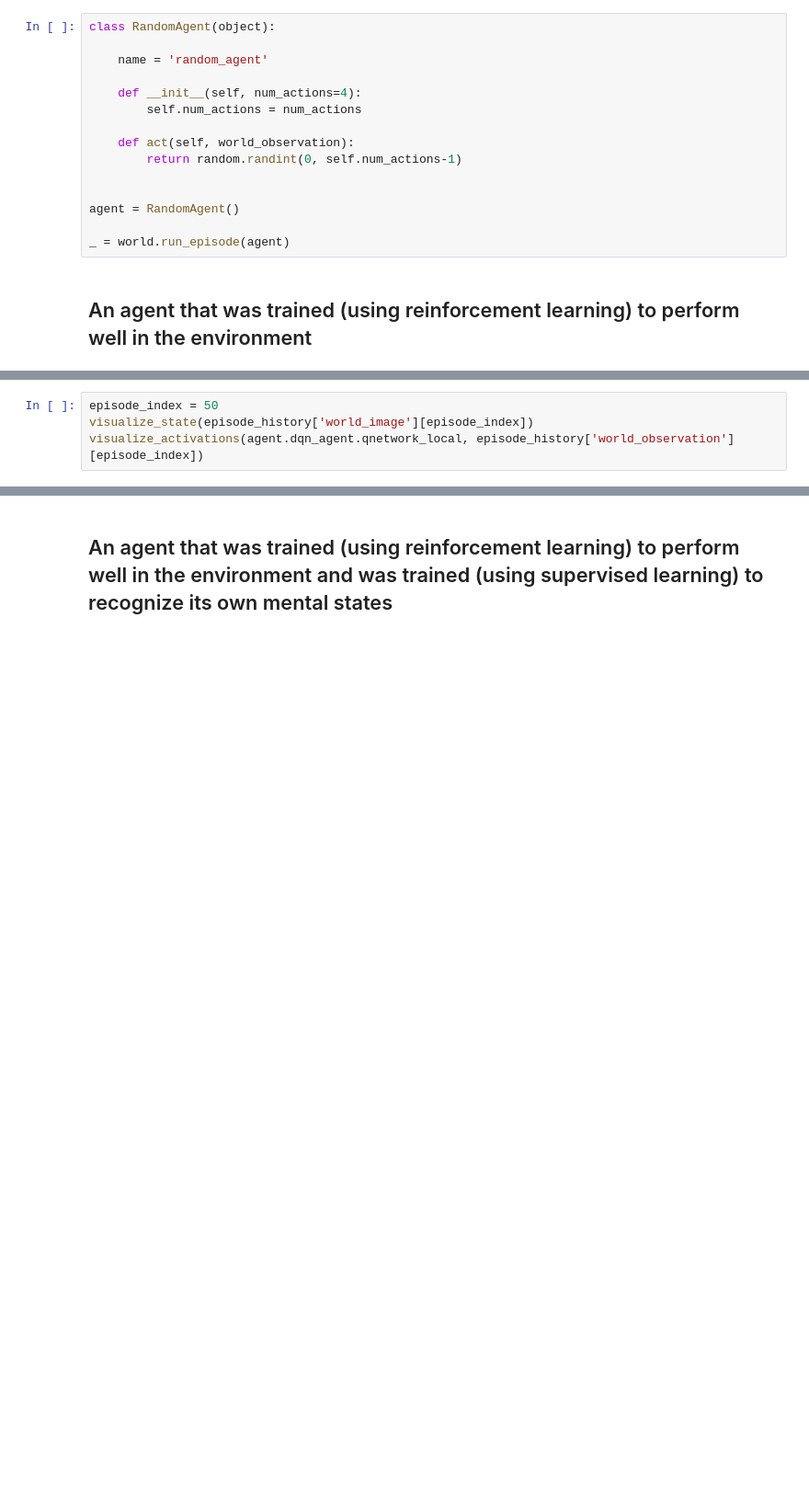
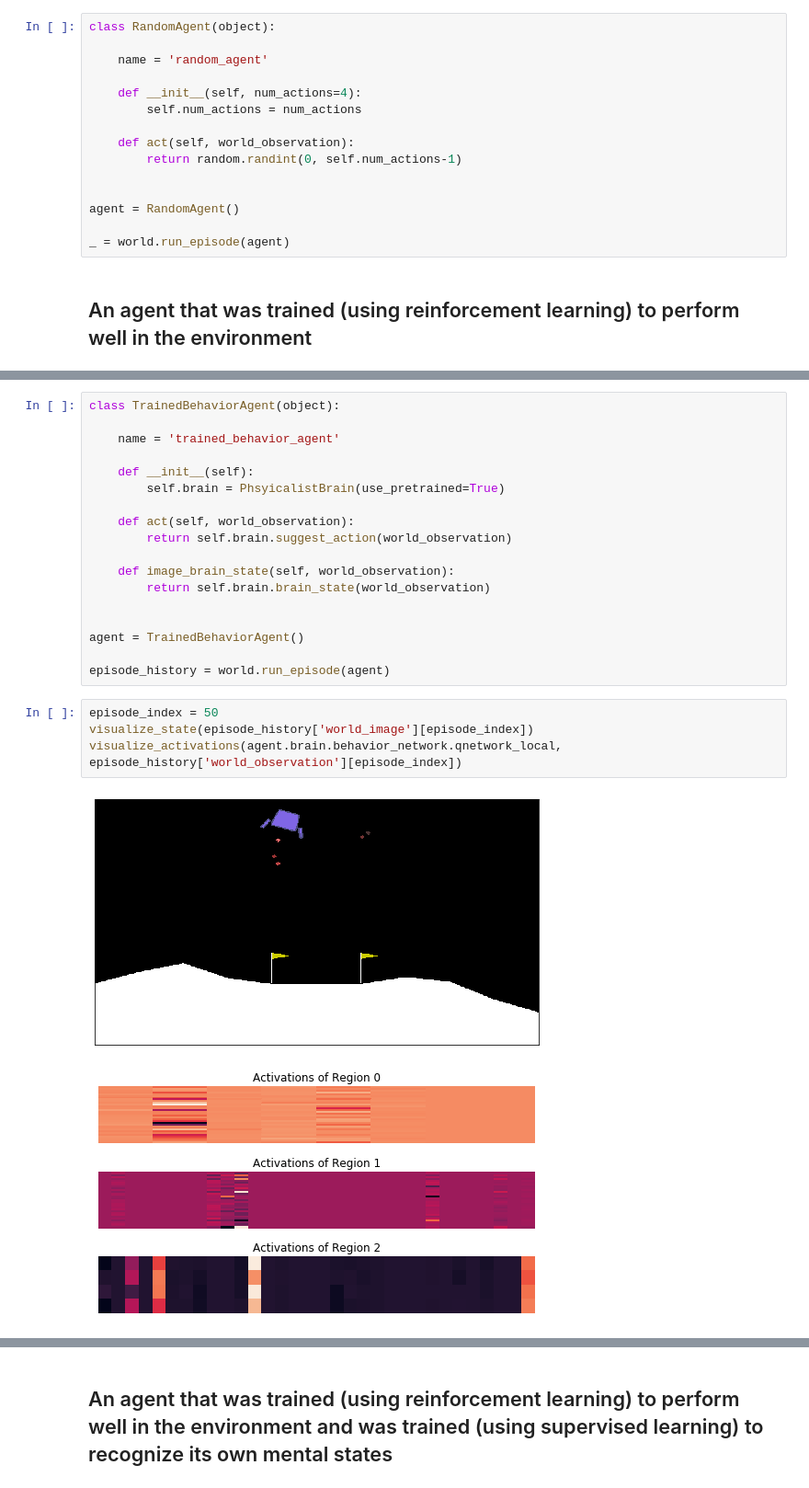
Before and after one commit to Josh-Joseph/tsc-2019, a Jupyter notebook: notebooks/TSC Sandbox v2.ipynb, the cells around one changed output, grey strips where cells are left out. Shown: that part at 92% size. Saved outputs shown, nothing was run; the diff lists cells and outputs as text; blank space fills up the shorter version.

```diff
--- a/notebooks/TSC Sandbox v2.ipynb
+++ b/notebooks/TSC Sandbox v2.ipynb
@@ -148,7 +139,28 @@ visualize_weights(agent.dqn_agent.qnetwork_local)
+# %%
+class TrainedBehaviorAgent(object):
+
+    name = 'trained_behavior_agent'
+
+    def __init__(self):
+        self.brain = PhsyicalistBrain(use_pretrained=True)
+
+    def act(self, world_observation):
+        return self.brain.suggest_action(world_observation)
+
+    def image_brain_state(self, world_observation):
+        return self.brain.brain_state(world_observation)
+
+
+agent = TrainedBehaviorAgent()
+
+episode_history = world.run_episode(agent)
 # %%
 episode_index = 50
 visualize_state(episode_history['world_image'][episode_index])
-visualize_activations(agent.dqn_agent.qnetwork_local, episode_history['world_observation'][episode_index])
+visualize_activations(agent.brain.behavior_network.qnetwork_local, episode_history['world_observation'][episode_index])
+# %% [output]
+[figure, added]
+[figure, added]
 # %%
 episode_index = -50
 visualize_state(episode_history['world_image'][episode_index])
```
Also changed, not shown: parts of 6 cells of this notebook, 1 other file.
